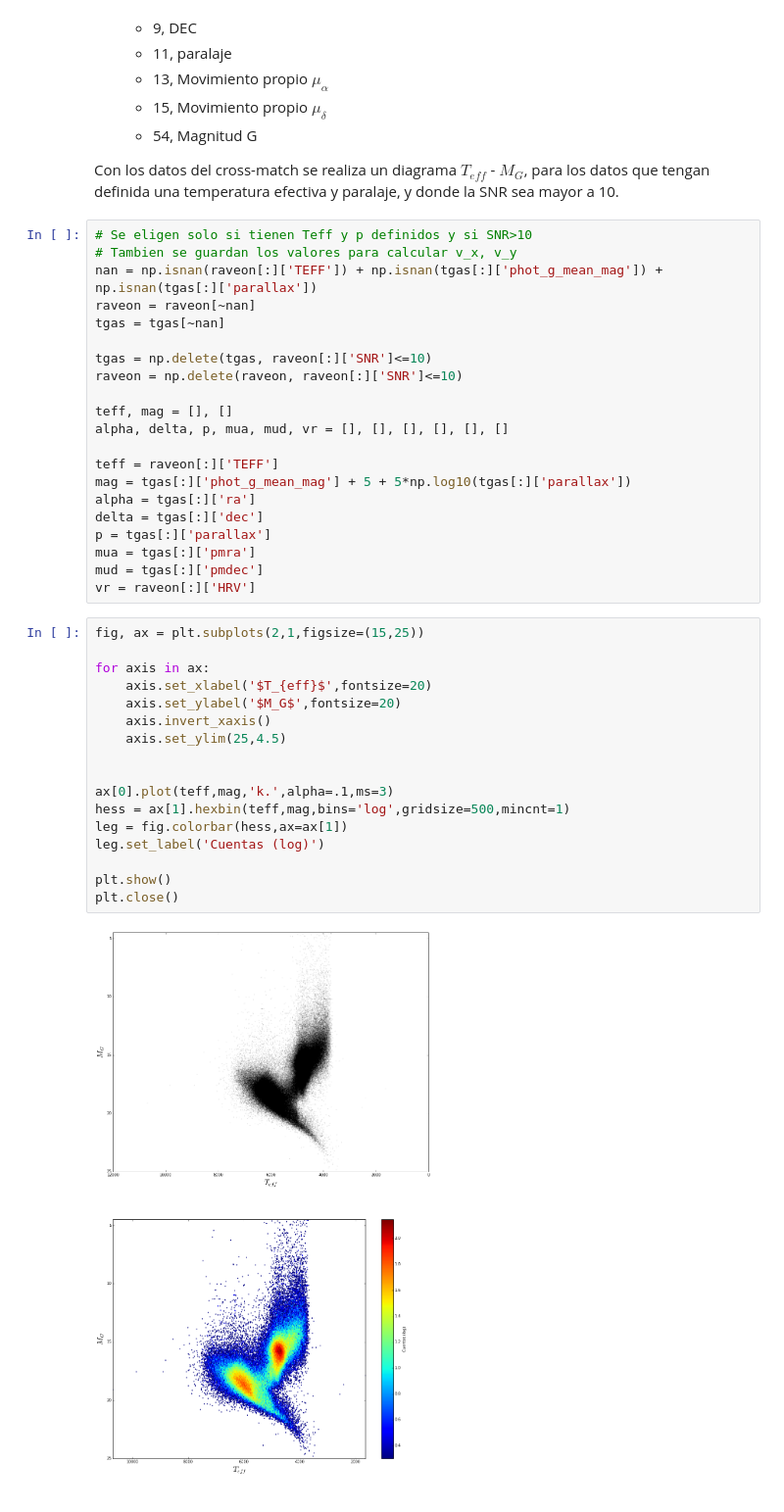
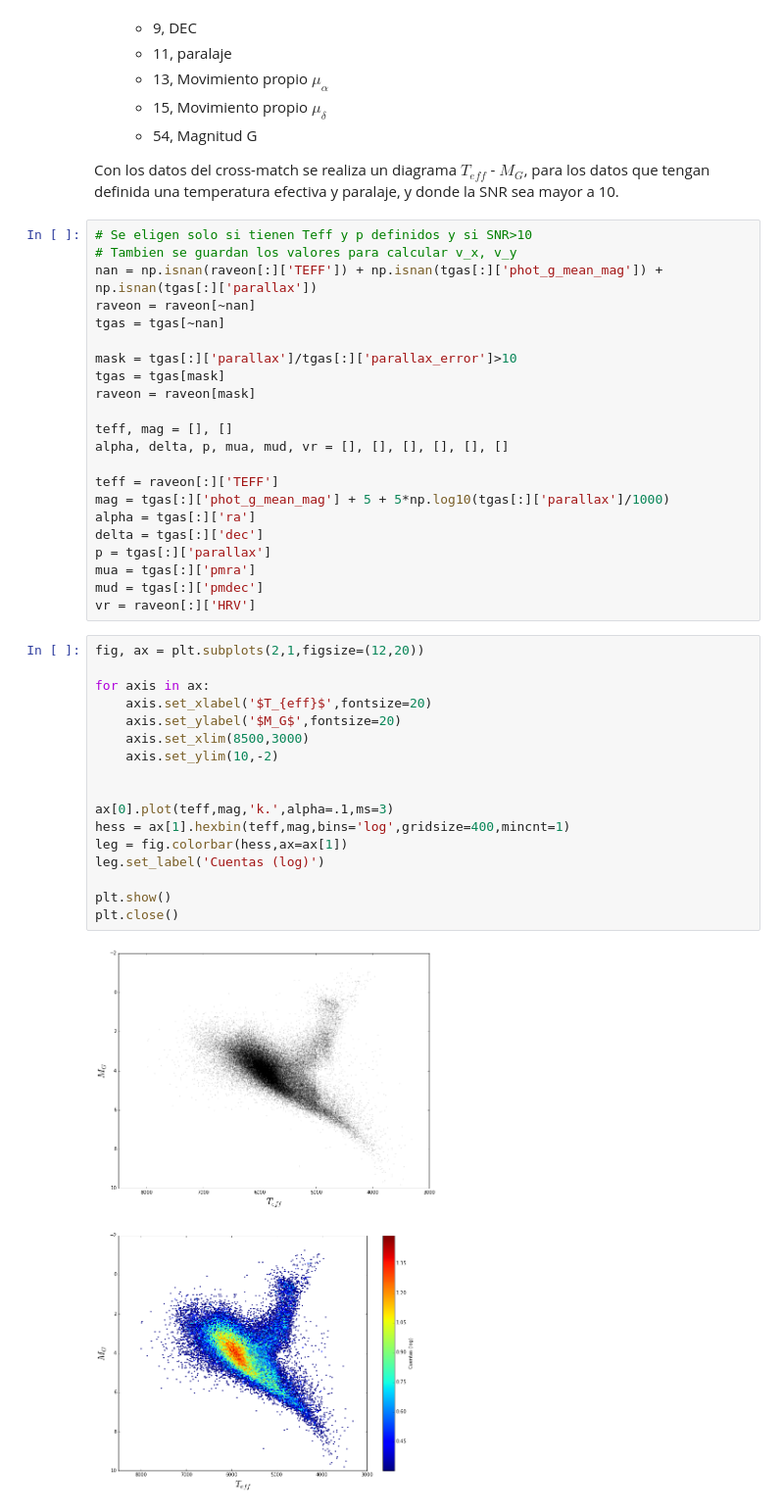
Before and after one commit to ffpenaloza/AstroExp, a Jupyter notebook: tarea3-1/tarea3-1.ipynb, the cells around one changed output. Shown at 98% size. Drawn from its saved outputs; the diff is of its cells as text.

```diff
--- a/tarea3-1/tarea3-1.ipynb
+++ b/tarea3-1/tarea3-1.ipynb
@@ -105,14 +105,15 @@ nan = np.isnan(raveon[:]['TEFF']) + np.isnan(tgas[:]['phot_g_mean_mag']) + np.is
 raveon = raveon[~nan]
 tgas = tgas[~nan]
 
-tgas = np.delete(tgas, raveon[:]['SNR']<=10)
-raveon = np.delete(raveon, raveon[:]['SNR']<=10)
+mask = tgas[:]['parallax']/tgas[:]['parallax_error']>10
+tgas = tgas[mask]
+raveon = raveon[mask]
 
 teff, mag = [], []
 alpha, delta, p, mua, mud, vr = [], [], [], [], [], []
 
 teff = raveon[:]['TEFF']
-mag = tgas[:]['phot_g_mean_mag'] + 5 + 5*np.log10(tgas[:]['parallax'])
+mag = tgas[:]['phot_g_mean_mag'] + 5 + 5*np.log10(tgas[:]['parallax']/1000)
 alpha = tgas[:]['ra']
 delta = tgas[:]['dec']
 p = tgas[:]['parallax']
@@ -120,22 +121,22 @@ mua = tgas[:]['pmra']
 mud = tgas[:]['pmdec']
 vr = raveon[:]['HRV']
 # %%
-fig, ax = plt.subplots(2,1,figsize=(15,25))
+fig, ax = plt.subplots(2,1,figsize=(12,20))
 
 for axis in ax:
     axis.set_xlabel('$T_{eff}$',fontsize=20)
     axis.set_ylabel('$M_G$',fontsize=20)
-    axis.invert_xaxis()
-    axis.set_ylim(25,4.5)
+    axis.set_xlim(8500,3000)
+    axis.set_ylim(10,-2)
 
 
 ax[0].plot(teff,mag,'k.',alpha=.1,ms=3)
-hess = ax[1].hexbin(teff,mag,bins='log',gridsize=500,mincnt=1)
+hess = ax[1].hexbin(teff,mag,bins='log',gridsize=400,mincnt=1)
 leg = fig.colorbar(hess,ax=ax[1])
 leg.set_label('Cuentas (log)')
 
 plt.show()
 plt.close()
 # %% [output]
-[figure, old version]
+[figure, new version]
 # %% [markdown]
```
Also changed, not shown: parts of 5 cells of this notebook.
